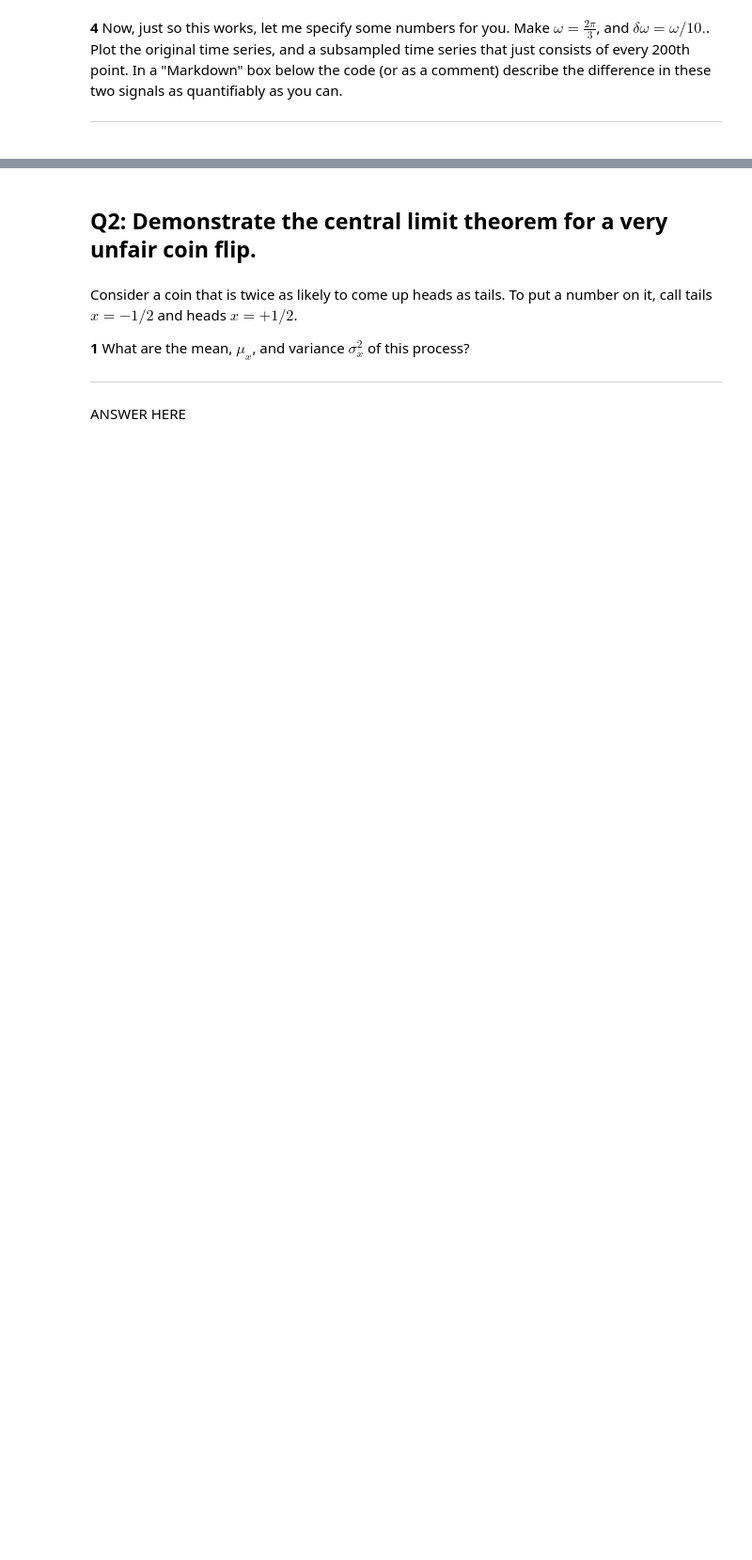
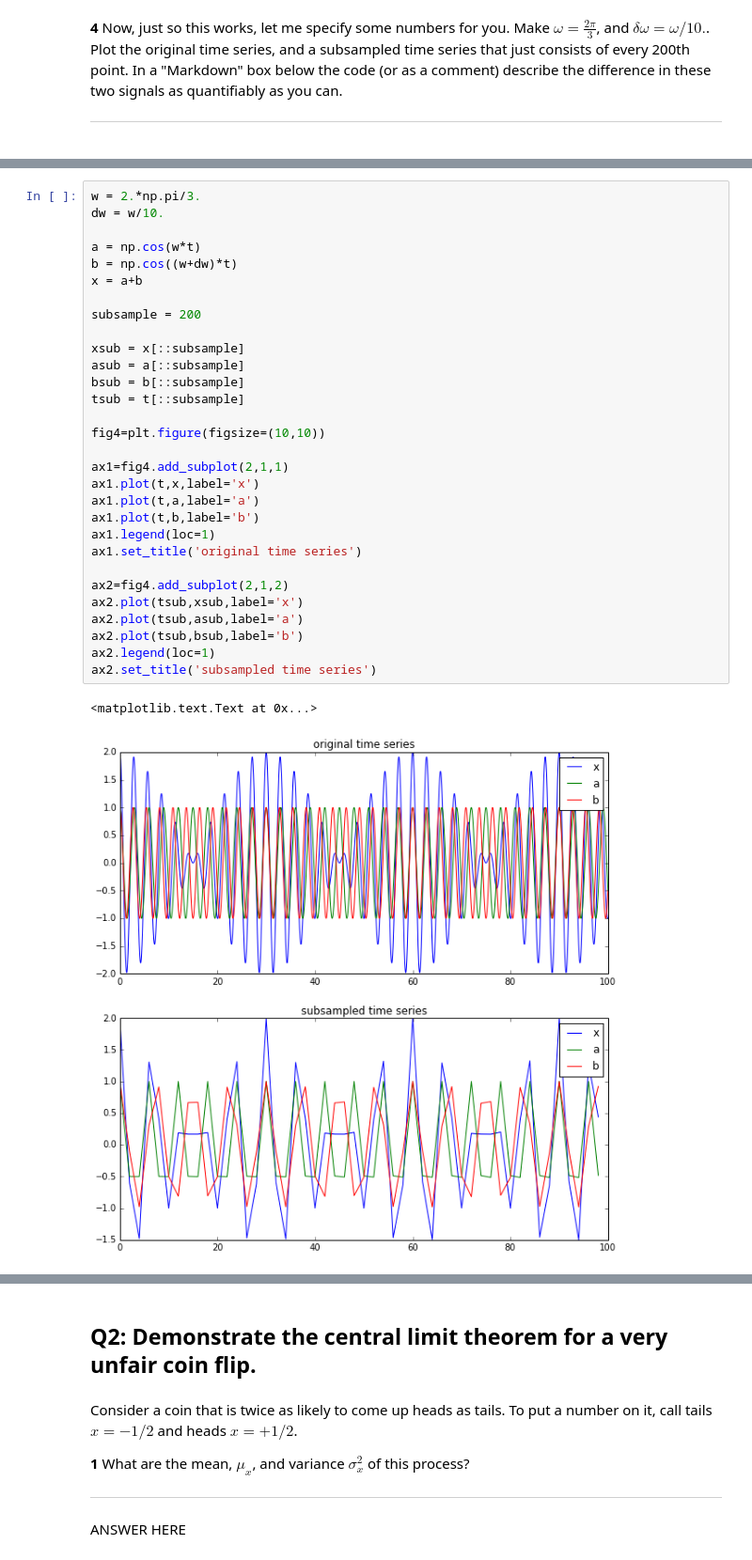
Before and after one commit to richyw/Phys411Assignments, a Jupyter notebook: Assignment-01.ipynb, the cells around one changed output, grey strips where cells are left out. Shown at 94% size. Drawn from its saved outputs; the diff is of its cells as text; blank space fills up the shorter version.

```diff
--- a/Assignment-01.ipynb
+++ b/Assignment-01.ipynb
@@ -50,0 +96,33 @@ DESCRIBE NEW TIME SERIES HERE
+# %%
+w = 2.*np.pi/3.
+dw = w/10.
+
+a = np.cos(w*t)
+b = np.cos((w+dw)*t)
+x = a+b
+
+subsample = 200
+
+xsub = x[::subsample]
+asub = a[::subsample]
+bsub = b[::subsample]
+tsub = t[::subsample]
+
+fig4=plt.figure(figsize=(10,10))
+
+ax1=fig4.add_subplot(2,1,1)
+ax1.plot(t,x,label='x')
+ax1.plot(t,a,label='a')
+ax1.plot(t,b,label='b')
+ax1.legend(loc=1)
+ax1.set_title('original time series')
+
+ax2=fig4.add_subplot(2,1,2)
+ax2.plot(tsub,xsub,label='x')
+ax2.plot(tsub,asub,label='a')
+ax2.plot(tsub,bsub,label='b')
+ax2.legend(loc=1)
+ax2.set_title('subsampled time series')
+# %% [output]
+<matplotlib.text.Text at 0x...>
+[figure, added]
```
Also changed, not shown: parts of 30 cells of this notebook.
